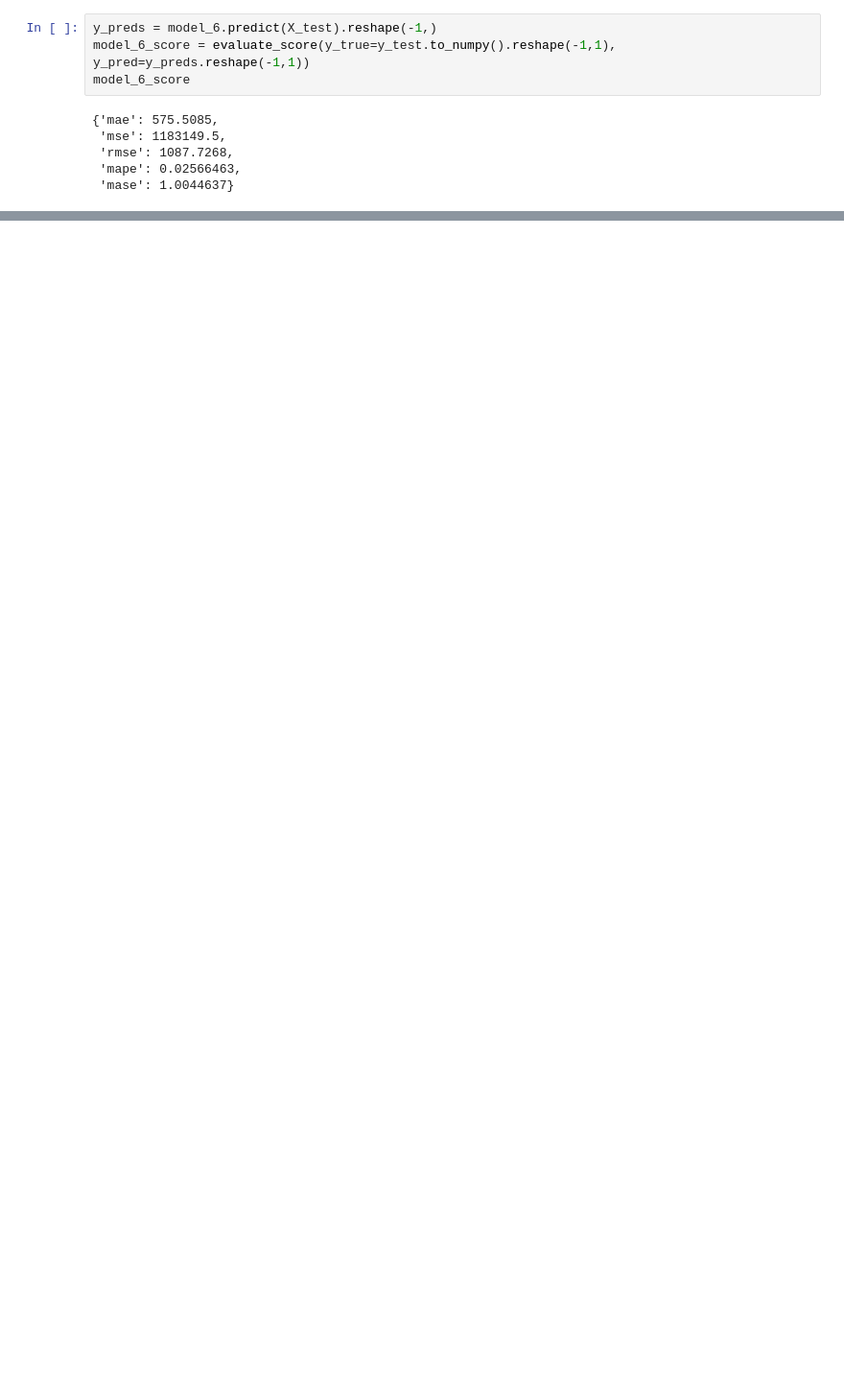
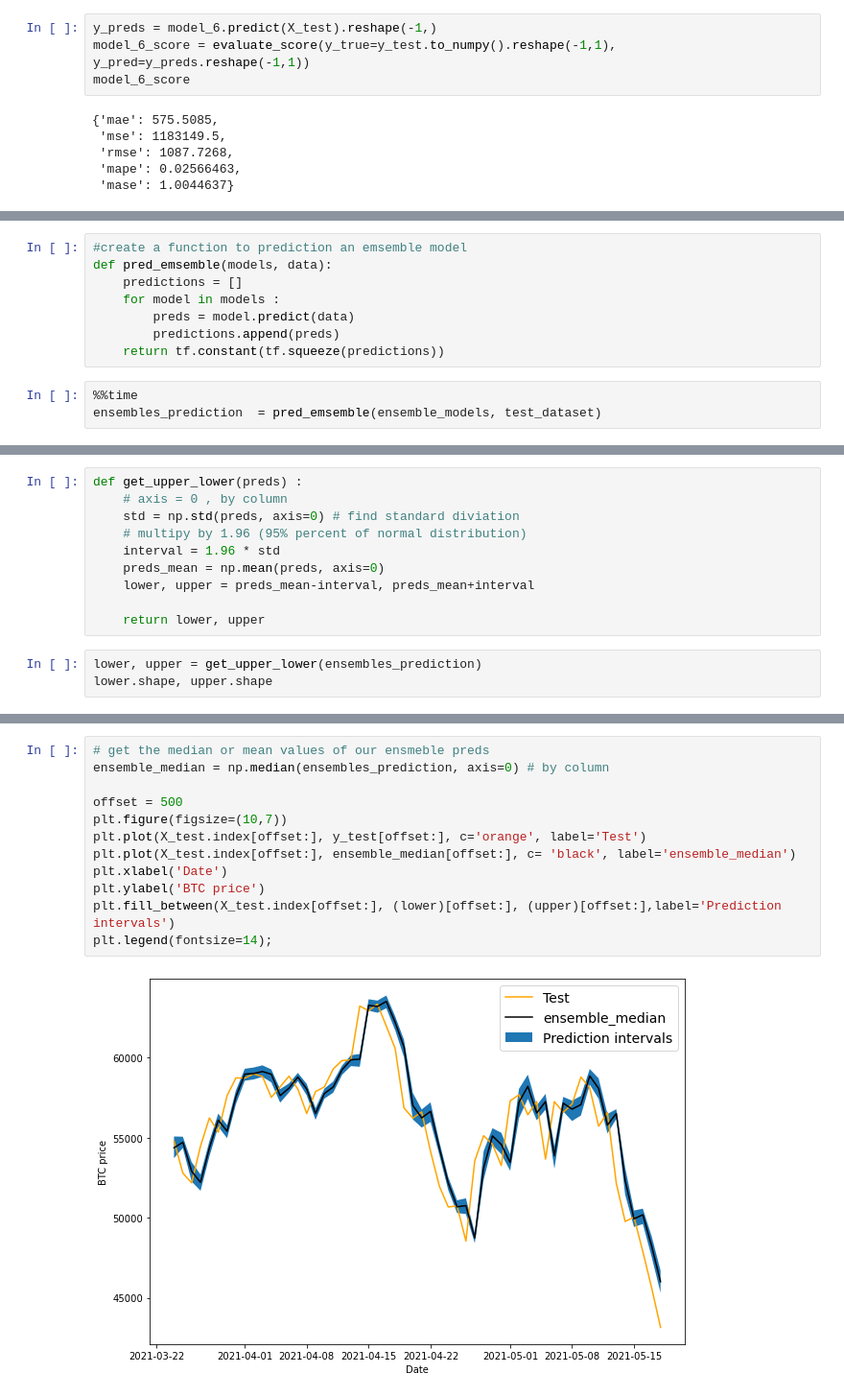
Before and after one commit to NickyAlan/tensorflow22, a Jupyter notebook: time-series/time-series.ipynb, the cells around one changed output, grey strips where cells are left out. Shown: that part at 96% size. Saved outputs shown, nothing was run; the diff lists cells and outputs as text; blank space fills up the shorter version.

Commit message:
time-series

```diff
--- a/time-series/time-series.ipynb
+++ b/time-series/time-series.ipynb
@@ -692,0 +1059,11 @@ model_6_score
+# %%
+#create a function to prediction an emsemble model
+def pred_emsemble(models, data):
+    predictions = []
+    for model in models :
+        preds = model.predict(data)
+        predictions.append(preds)
+    return tf.constant(tf.squeeze(predictions))
+# %%
+%%time
+ensembles_prediction  = pred_emsemble(ensemble_models, test_dataset)
@@ -692,0 +1102,13 @@ model_6_score
+# %%
+def get_upper_lower(preds) :
+    # axis = 0 , by column
+    std = np.std(preds, axis=0) # find standard diviation
+    # multipy by 1.96 (95% percent of normal distribution)
+    interval = 1.96 * std
+    preds_mean = np.mean(preds, axis=0)
+    lower, upper = preds_mean-interval, preds_mean+interval
+
+    return lower, upper
+# %%
+lower, upper = get_upper_lower(ensembles_prediction)
+lower.shape, upper.shape
@@ -692,0 +1123,14 @@ model_6_score
+# %%
+# get the median or mean values of our ensmeble preds
+ensemble_median = np.median(ensembles_prediction, axis=0) # by column
+
+offset = 500
+plt.figure(figsize=(10,7))
+plt.plot(X_test.index[offset:], y_test[offset:], c='orange', label='Test')
+plt.plot(X_test.index[offset:], ensemble_median[offset:], c= 'black', label='ensemble_median')
+plt.xlabel('Date')
+plt.ylabel('BTC price')
+plt.fill_between(X_test.index[offset:], (lower)[offset:], (upper)[offset:],label='Prediction intervals')
+plt.legend(fontsize=14);
+# %% [output]
+[figure, added]
```
Also changed, not shown: parts of 74 cells of this notebook.
